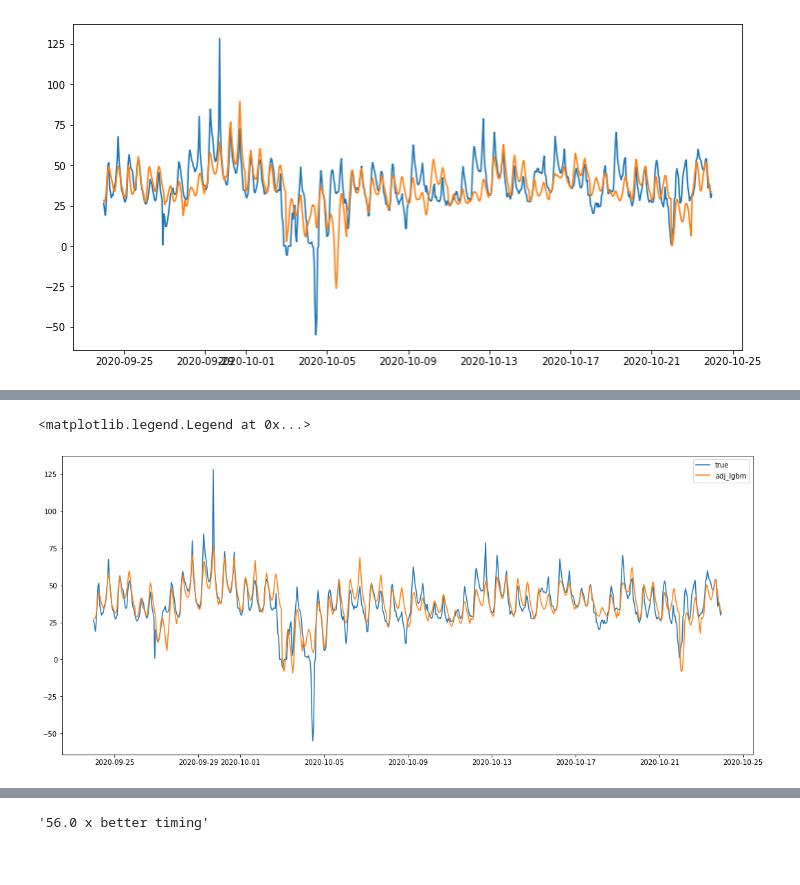
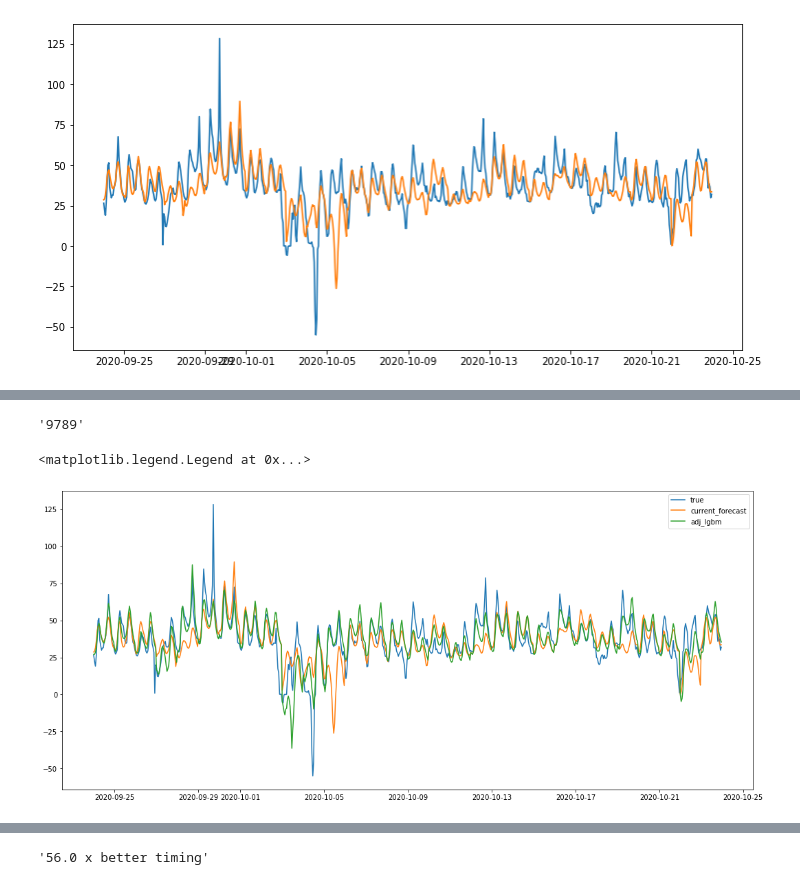
Before and after one commit to brustt/trading_electricity_rhizome, a Jupyter notebook: notebooks/Forecast_comparaison.ipynb, the cells around one changed output, grey strips where cells are left out. Drawn from its saved outputs; the diff is of its cells as text; code cells hidden in the pictures.

```diff
--- a/notebooks/Forecast_comparaison.ipynb
+++ b/notebooks/Forecast_comparaison.ipynb
@@ -125,5 +124,4 @@ See the caveats in the documentation: https://pandas.pydata.org/pandas-docs/stab
 # %%
-data = prices[:10000].copy()
 fig, ax = plt.subplots(figsize=(7, 3.5))
 data.boxplot(column='value', by='week_day', ax=ax)
 data.groupby('week_day')['value'].median().plot(style='o-', linewidth=0.8, ax=ax)
@@ -196,5 +244,7 @@ plt.plot(y_test.index, pred)
 On prédit sur la prediction précédente sur n_frames
 # %%
 lags_features = [_ for _ in data.columns if _.startswith('t_')]
+# %%
+data = data.drop(labels=["month", "weekend", "hour_sin", "hour_cos"], axis=1)
 # %%
 n_frames=24
@@ -207,10 +263,21 @@ y_test = data[idx:]["value"]
 # %%
-idx_init = x_test.index[0]
+n_frames=24
 n_days = 30
+
 n_hours_forecast = n_frames*n_days
 pred_period = np.zeros((n_days, n_frames))
 
+#idx = int(len(data)*0.4)
+idx = 15000
+x_train = data[:idx].drop("value", axis=1)
+y_train = data[:idx]["value"]
+
+x_test = data[idx:].drop("value", axis=1)
+y_test = data[idx:]["value"]
+
 input_tmp = []
+lgbm = LGBMRegressor()
+
 for i, n in enumerate(range(0, n_hours_forecast, n_frames)):
     # every n_frames we init forecaster with known values prices
     x_input = x_test.iloc[n].values
@@ -231,7 +298,7 @@ for i, n in enumerate(range(0, n_hours_forecast, n_frames)):
             tmp_lags[:_] = pred_day[::-1][:_]
 
             x_input = np.concatenate((tmp_lags, tmp_static), axis=0)
-
+        #print(f"{x_test.iloc[n+_].name} : {x_input}")
         input_tmp.append(x_input)
 
         last_pred = lgbm.predict(x_input.reshape(1, -1))
@@ -243,5 +310,5 @@ for i, n in enumerate(range(0, n_hours_forecast, n_frames)):
     x_train = data[:idx+n].drop('value', axis=1)
     y_train = data[:idx+n]['value']
 
-y_test = data[idx:idx+n+_+1]['value']
+y_test = data[idx:idx+(n*_)+1]['value']
 # %% [output]
@@ -436,10 +501,19 @@ y_test = data[idx:]["value"]
 # %%
 %%time
+#idx = int(len(data)*0.4)
+idx = 15000
+x_train = data[:idx].drop("value", axis=1)
+y_train = data[:idx]["value"]
+
+x_test = data[idx:].drop("value", axis=1)
+y_test = data[idx:]["value"]
+
 pred_current = []
 n_frames = 24
-n_day_forecast = n_frames*30
+n_days = 30
+n_hours_forecast = n_frames*n_days
 
-for n in range(n_frames, n_day_forecast+1, n_frames):
+for n in range(n_frames, n_hours_forecast+1, n_frames):
     current.train_model(y_train)
     pred_current.extend(current.forecast(n_frames=n_frames))
     y_train = data[:idx+n]['value']
@@ -470,0 +539,5 @@ mean_absolute_error(y_test, pred_current)
+# %%
+s = "hyuiode_9789.xlsx"
+s[:-5][-4:]
+# %% [output]
+'9789'
@@ -471,11 +549,12 @@ mean_absolute_error(y_test, pred_current)
 # %%
 plt.figure(figsize=(18, 8))
 plt.plot(y_test, label="true")
-#plt.plot(y_test.index, pred_current, label="current_forecast")
+plt.plot(y_test.index, pred_current, label="current_forecast")
 #plt.plot(y_test.index, pred_lgbm, label="lgbm_forecast")
 plt.plot(y_test.index, pred_period.ravel(), label="adj_lgbm")
-plt.scatter(np.arange())
+#plt.scatter(np.arange())
+
 plt.legend()
 # %% [output]
 <matplotlib.legend.Legend at 0x...>
-[figure, old version]
+[figure, new version]
```
Also changed, not shown: parts of 73 cells of this notebook, 25 other files.
